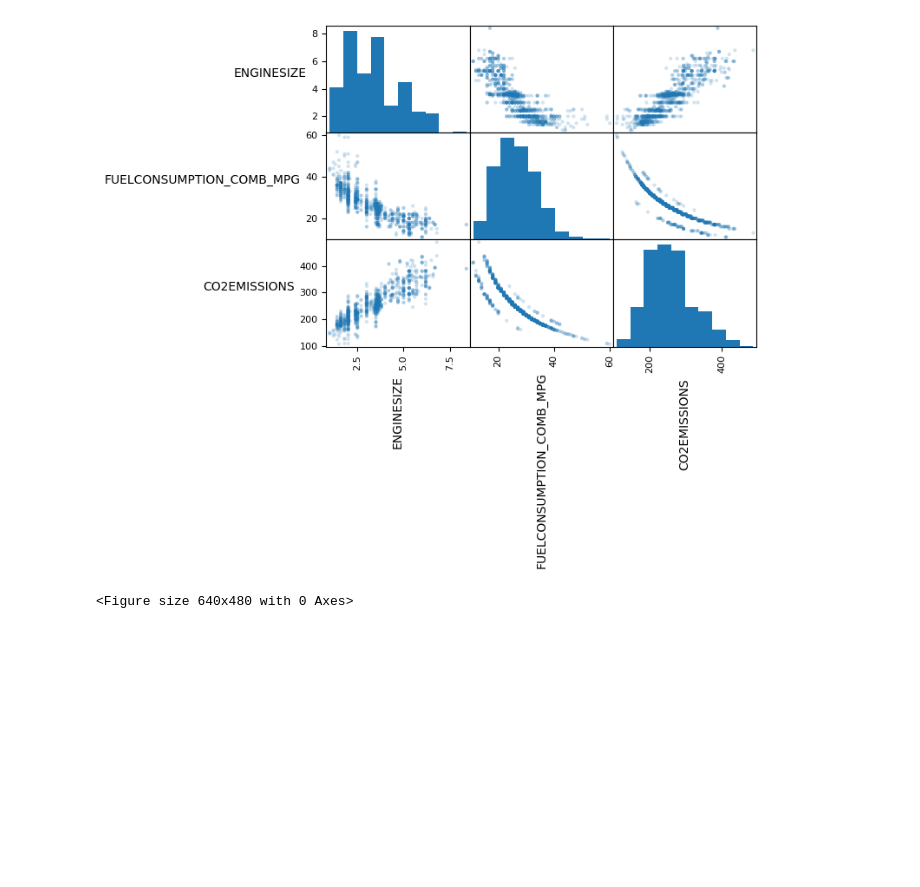
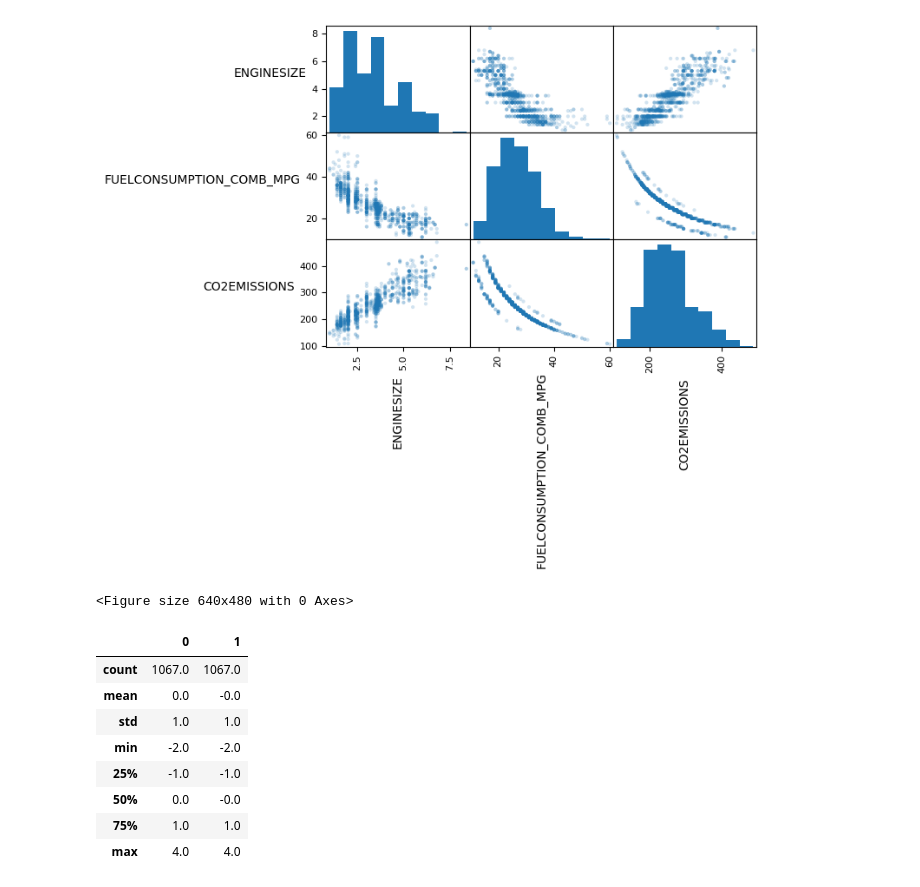
Before and after one commit to dipak1920basnet/Regression, a Jupyter notebook: multiple_linear.ipynb, the cells around one changed output. Saved outputs shown, nothing was run; the diff lists cells and outputs as text; code cells hidden in the pictures; blank space fills up the shorter version.

```diff
--- a/multiple_linear.ipynb
+++ b/multiple_linear.ipynb
@@ -119,0 +122,17 @@ y = df.iloc[:,[2]].to_numpy()
+# %%
+from sklearn import preprocessing
+
+std_scaler = preprocessing.StandardScaler()
+X_std = std_scaler.fit_transform(X)
+# %%
+pd.DataFrame(X_std).describe().round(0)
+# %% [output]
+|  | 0 | 1 |
+| count | 1067.0 | 1067.0 |
+| mean | 0.0 | -0.0 |
+| std | 1.0 | 1.0 |
+| min | -2.0 | -2.0 |
+| 25% | -1.0 | -1.0 |
+| 50% | 0.0 | -0.0 |
+| 75% | 1.0 | 1.0 |
+| max | 4.0 | 4.0 |
```
Also changed, not shown: parts of 2 cells of this notebook.
